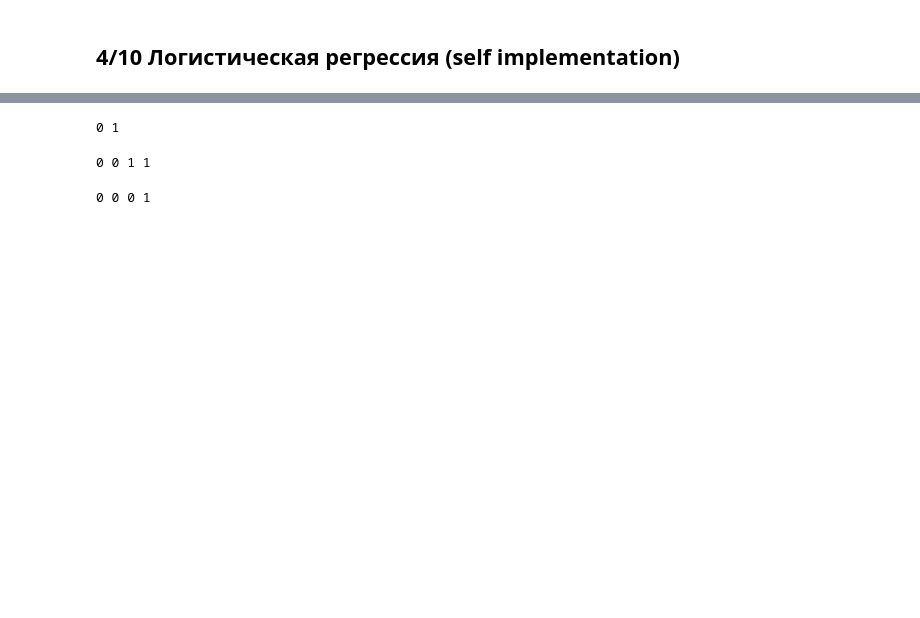
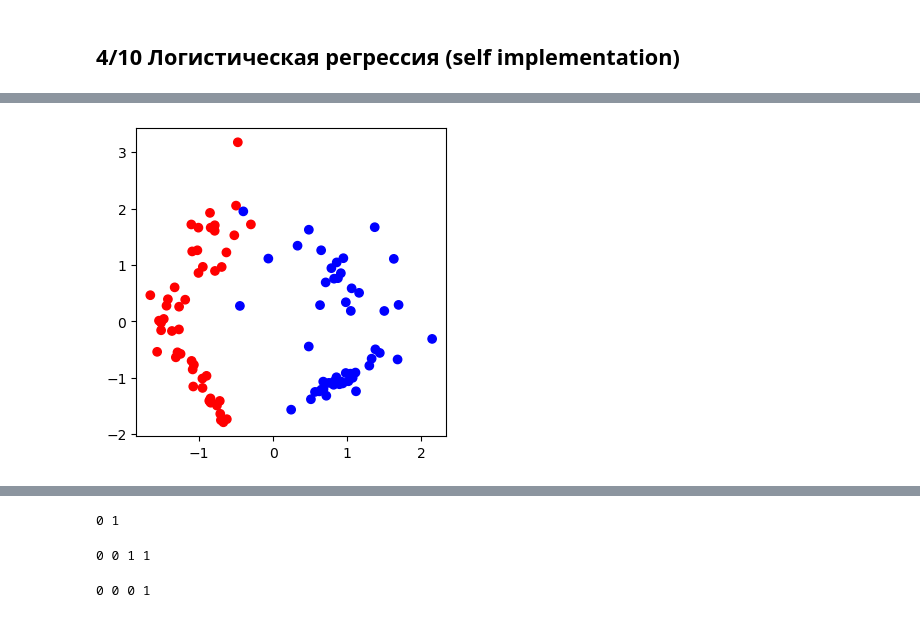
Before and after one commit to iTonyJah/DataScience, a Jupyter notebook: Edu/classical_ml/classical_ml_test.ipynb, the cells around one changed output, grey strips where cells are left out. Drawn from its saved outputs; the diff is of its cells as text; code cells hidden in the pictures; blank space fills up the shorter version.

```diff
--- a/Edu/classical_ml/classical_ml_test.ipynb
+++ b/Edu/classical_ml/classical_ml_test.ipynb
@@ -1385,0 +1334,84 @@ def predict(w, b, X, p=0.5):
+# %%
+from sklearn import datasets
+from matplotlib.colors import ListedColormap
+import matplotlib.pyplot as plt
+
+# сгеренируем данные
+classes = datasets.make_classification(n_samples=100, n_features=2, n_informative=2, n_redundant=0, n_classes=2, random_state=1)
+
+# и изобразим их на графике
+colors = ListedColormap(['red', 'blue'])
+
+plt.figure(figsize=(4, 4))
+plt.scatter([x[0] for x in classes[0]], [x[1] for x in classes[0]], c=classes[1], cmap=colors)
+plt.show()
+
+# перемешивание датасета
+np.random.seed(12) # это число позволяет постоянно получать одну и ту же "случайность"
+shuffle_index = np.random.permutation(classes[0].shape[0])
+X_shuffled, y_shuffled = classes[0][shuffle_index], classes[1][shuffle_index]
+
+# разбивка на обучающую и тестовую выборки
+train_proportion = 0.7
+train_test_cut = int(len(classes[0]) * train_proportion)
+
+X_train, X_test, y_train, y_test = \
+    X_shuffled[:train_test_cut], \
+    X_shuffled[train_test_cut:], \
+    y_shuffled[:train_test_cut], \
+    y_shuffled[train_test_cut:]
+
+print("Размер массива признаков обучающей выборки", X_train.shape)
+print("Размер массива признаков тестовой выборки", X_test.shape)
+print("Размер массива ответов для обучающей выборки", y_train.shape)
+print("Размер массива ответов для тестовой выборки", y_test.shape)
+
+# инициализируем начальные веса
+n_features = X_train.shape[1]
+w0 = np.zeros(n_features)
+b0 = 0.0
+
+n_iterations = 1000
+eta = 0.05
+
+w, b, losses = optimize(w0, b0, X_train, y_train, n_iterations, eta)
+
+y_predicted_train = predict(w, b, X_train)
+y_predicted_test = predict(w, b, X_test)
+
+# В качестве меры точности возьмем долю правильных ответов
+train_accuracy = np.mean(y_predicted_train == y_train) * 100
+test_accuracy = np.mean(y_predicted_test == y_test) * 100
+
+print(f"Итоговый вектор весов w: {w}")
+print(f"Точность на обучающей выборке: {train_accuracy:.3f}")
+print(f"Точность на тестовой выборке: {test_accuracy:.3f}")
+
+# Визуализация результата
+plt.figure(figsize=(10, 6))
+
+# 1. Рисуем данные
+plt.scatter(X_train[:, 0], X_train[:, 1], c=y_train, cmap=colors, label='Train', edgecolors='k')
+plt.scatter(X_test[:, 0], X_test[:, 1], c=y_test, cmap=colors, marker='x', s=100, label='Test')
+
+# 2. Расчет разделяющей прямой
+# Формула: w0*x + w1*y + b = 0  =>  y = -(w0*x + b) / w1
+x_min, x_max = X_shuffled[:, 0].min() - 0.5, X_shuffled[:, 0].max() + 0.5
+x_values = np.array([x_min, x_max])
+y_values = -(w[0] * x_values + b) / w[1]  # Используем индексы [0] и [1]
+
+# 3. Настройка отображения
+plt.plot(x_values, y_values, "k--", label="Decision Boundary")
+
+# Ограничиваем оси по реальным границам данных, чтобы график не «сплющивало»
+plt.ylim(X_shuffled[:, 1].min() - 0.5, X_shuffled[:, 1].max() + 0.5)
+plt.xlim(x_min, x_max)
+
+plt.title(f"Logistic Regression (Test Accuracy: {test_accuracy:.1f}%)")
+plt.xlabel("Feature 1")
+plt.ylabel("Feature 2")
+plt.legend()
+plt.grid(True, alpha=0.3)
+plt.show()
+# %% [output]
+[figure, added]
```
Also changed, not shown: parts of 21 cells of this notebook.
